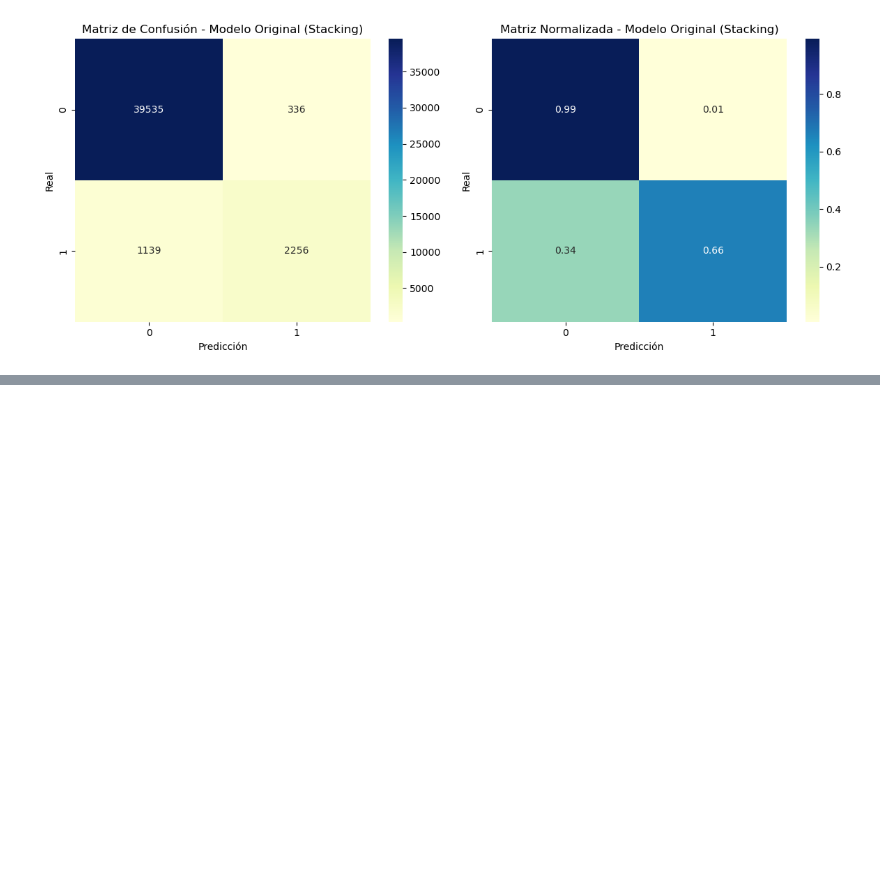
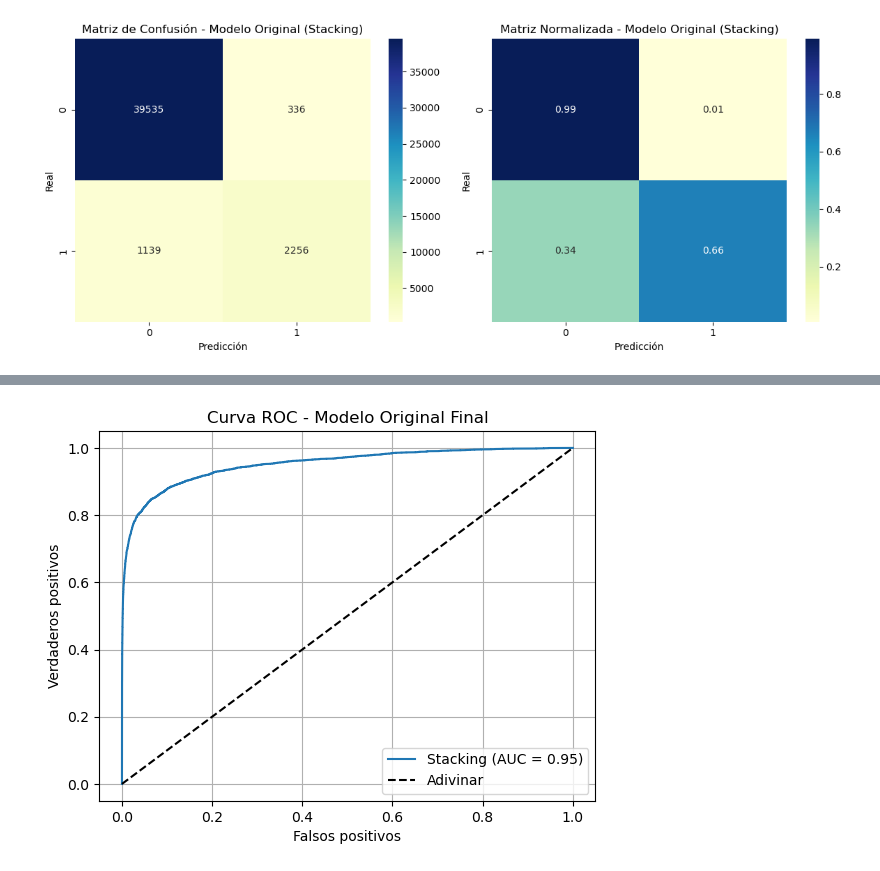
Before and after one commit to Darhudda/Machine_learning, a Jupyter notebook: _sources/Modelo_original.ipynb, the cells around one changed output, grey strips where cells are left out. Cells and saved outputs as stored; diff of their text form; code cells hidden in the pictures; blank space fills up the shorter version.

```diff
--- a/_sources/Modelo_original.ipynb
+++ b/_sources/Modelo_original.ipynb
@@ -1085,3 +1082,86 @@ plt.tight_layout()
 plt.show()
 # %% [output]
 [figure]
+# %%
+# === 1. Imports necesarios ===
+from sklearn.ensemble import StackingClassifier, RandomForestClassifier
+from xgboost import XGBClassifier
+from sklearn.linear_model import LogisticRegression
+from sklearn.pipeline import Pipeline
+from sklearn.preprocessing import StandardScaler
+from sklearn.model_selection import StratifiedKFold
+from sklearn.metrics import classification_report, roc_auc_score, roc_curve
+import matplotlib.pyplot as plt
+import time
+
+# === 2. Modelos base (entrenados desde cero con mejores hiperparámetros) ===
+base_models = [
+    ('rf', RandomForestClassifier(
+        n_estimators=200,
+        max_depth=None,
+        min_samples_split=2,
+        min_samples_leaf=1,
+        max_features='sqrt',
+        random_state=42,
+        n_jobs=-1
+    )),
+    ('xgb', XGBClassifier(
+        n_estimators=300,
+        max_depth=7,
+        learning_rate=0.2,
+        subsample=0.8,
+        colsample_bytree=0.8,
+        eval_metric='logloss',
+        use_label_encoder=False,
+        n_jobs=-1,
+        random_state=42
+    ))
+]
+
+# === 3. Meta-modelo: regresión logística escalada ===
+meta_model = Pipeline([
+    ('scaler', StandardScaler()),
+    ('lr', LogisticRegression(
+        penalty='l2',
+        solver='liblinear',
+        C=0.01,
+        random_state=42
+    ))
+])
+
+# === 4. Construir modelo stacking ===
+stacking_model = StackingClassifier(
+    estimators=base_models,
+    final_estimator=meta_model,
+    passthrough=True,
+    cv=StratifiedKFold(n_splits=5, shuffle=True, random_state=42),
+    n_jobs=-1
+)
+
+# === 5. Entrenar y medir tiempo ===
+start_time = time.time()
+stacking_model.fit(X_train_bal, y_train_bal)
+end_time = time.time()
+
+print(f"\nTiempo total de entrenamiento (Stacking optimizado): {end_time - start_time:.2f} segundos")
+
+# === 6. Predicción y métricas ===
+y_pred_stack = stacking_model.predict(X_test)
+y_proba_stack = stacking_model.predict_proba(X_test)[:, 1]
+
+print("\n=== Classification Report - Modelo Original FINAL ===")
+print(classification_report(y_test, y_pred_stack))
+print(f"\nAUC final sobre test (Stacking optimizado): {roc_auc_score(y_test, y_proba_stack):.4f}")
+
+# === 7. Curva ROC ===
+fpr, tpr, _ = roc_curve(y_test, y_proba_stack)
+plt.figure()
+plt.plot(fpr, tpr, label=f'Stacking (AUC = {roc_auc_score(y_test, y_proba_stack):.2f})')
+plt.plot([0, 1], [0, 1], 'k--', label='Adivinar')
+plt.xlabel('Falsos positivos')
+plt.ylabel('Verdaderos positivos')
+plt.title('Curva ROC - Modelo Original Final')
+plt.legend()
+plt.grid(True)
+plt.show()
+# %% [output]
@@ -1087,0 +1182 @@ plt.show()
+[figure, added]
```
Also changed, not shown: parts of 11 cells of this notebook, 9 other files.
